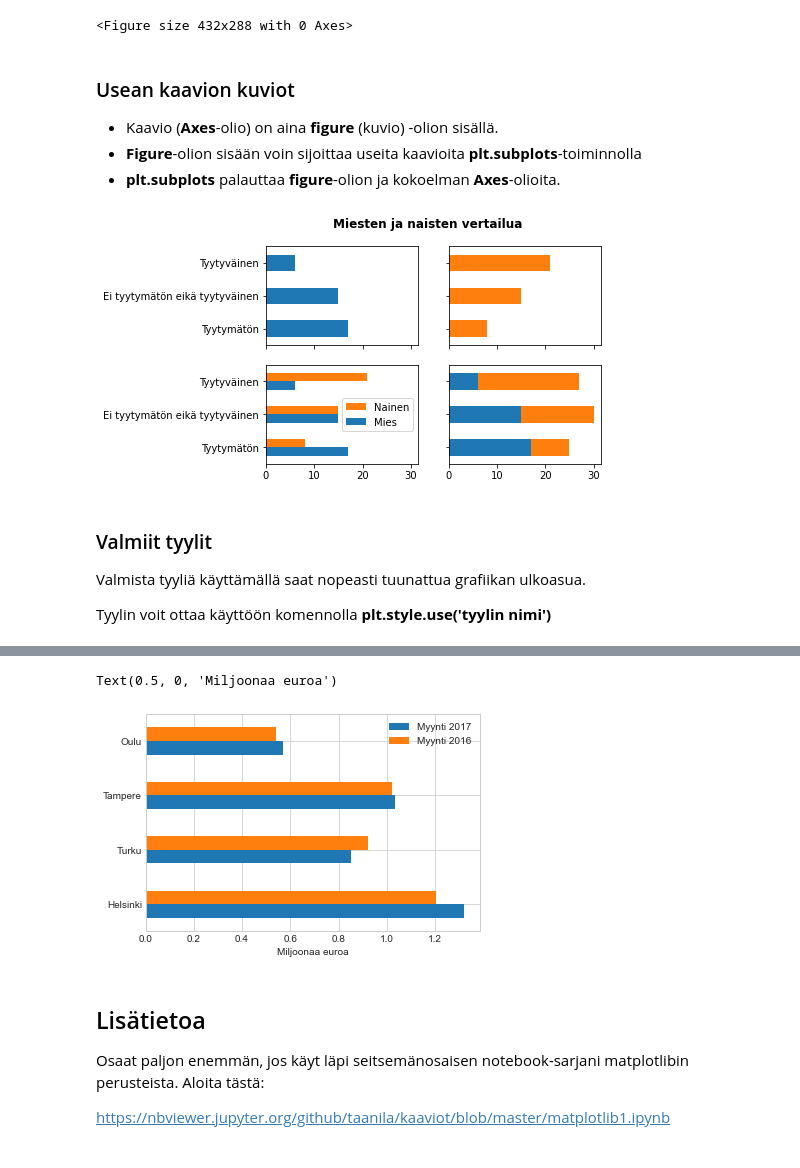
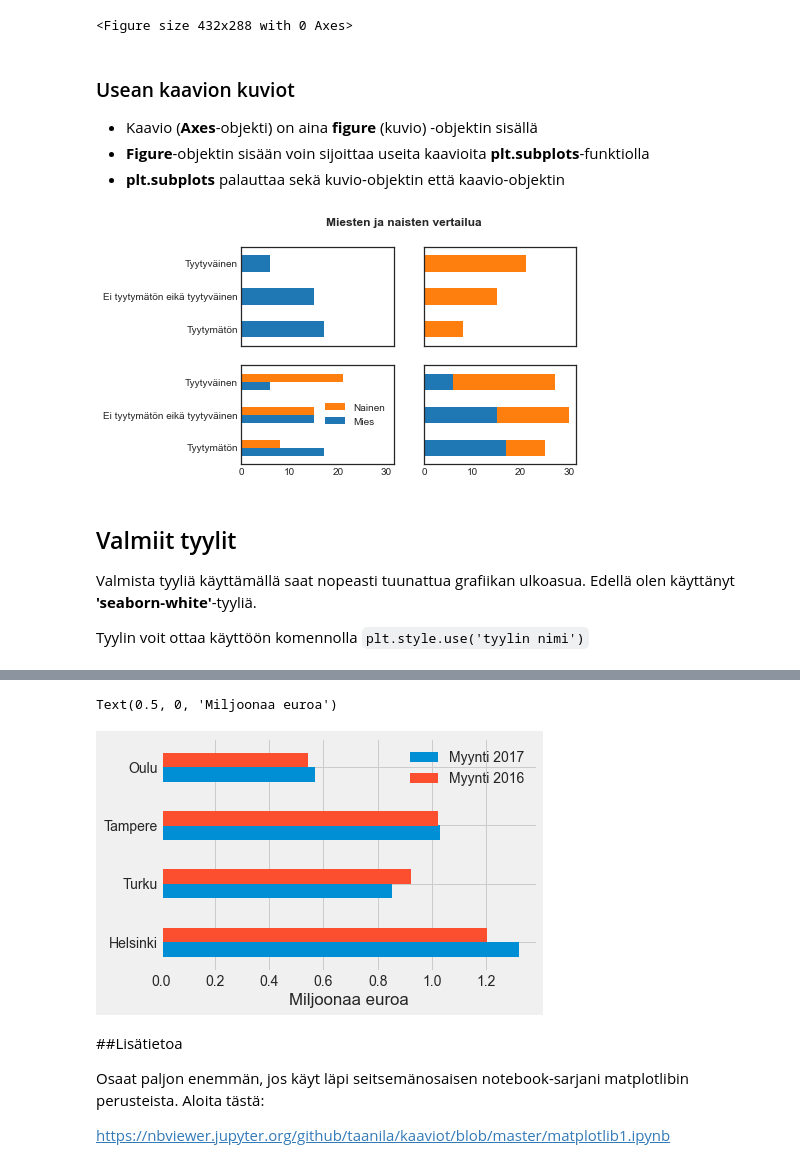
Before and after one commit to taanila/kaaviot, a Jupyter notebook: matplotlib.ipynb, the cells around one changed output, grey strips where cells are left out. Drawn from its saved outputs; the diff is of its cells as text; code cells hidden in the pictures.

Commit message:
Matplotlib-grafiikan perusasiat

```diff
--- a/matplotlib.ipynb
+++ b/matplotlib.ipynb
@@ -17,5 +22,7 @@ Seuraavassa teen kaaviot suoraan dataframesta ja käytän muotoiluun matplot.pyp
 # %%
 import pandas as pd
 import matplotlib.pyplot as plt
+
+plt.style.use('seaborn-white')
 # %%
 # Luon dataframen
@@ -152,40 +162,40 @@ plt.figure().canvas.get_supported_filetypes()
 # %% [markdown]
 <h3>Usean kaavion kuviot</h3>
 
-- Kaavio (<b>Axes</b>-olio) on aina <b>figure</b> (kuvio) -olion sisällä.
-- <b>Figure</b>-olion sisään voin sijoittaa useita kaavioita <b>plt.subplots</b>-toiminnolla
-- <b>plt.subplots</b> palauttaa <b>figure</b>-olion ja kokoelman <b>Axes</b>-olioita.
+* Kaavio (**Axes**-objekti) on aina **figure** (kuvio) -objektin sisällä
+* **Figure**-objektin sisään voin sijoittaa useita kaavioita **plt.subplots**-funktiolla
+* **plt.subplots** palauttaa sekä kuvio-objektin että kaavio-objektin
 # %%
 # 2x2 kaaviomatriisi
 # sharex- ja sharey-lisäparametreilla asetan kaavioille yhteiset akselit
-fig, ax = plt.subplots(2, 2, sharex = True, sharey = True)
+fig, ax = plt.subplots(2, 2, sharex=True, sharey=True)
 
 # Kuvion (figure) otsikko
-fig.suptitle('Miesten ja naisten vertailua', fontsize = 12, fontweight = 'bold')
+fig.suptitle('Miesten ja naisten vertailua', fontsize=12, fontweight='bold')
 
 # Vasemman yläkulman kaavio
-df3['Mies'].plot.barh(ax = ax[0,0])
+df3['Mies'].plot.barh(ax=ax[0,0])
 
 # Oikean yläkulman kaavio; värinä väripaletin toinen väri (C1)
-df3['Nainen'].plot.barh(color = 'C1', ax = ax[0, 1])
+df3['Nainen'].plot.barh(color='C1', ax=ax[0, 1])
 
 # Vasemman alakulman kaavio
-df3.plot.barh(legend = 'reverse', ax = ax[1, 0])
+df3.plot.barh(legend='reverse', ax=ax[1, 0])
 
 # Oikean alakulman kaavio
-df3.plot.barh(legend = False, stacked = True, ax = ax[1, 1])
+df3.plot.barh(legend=False, stacked=True, ax=ax[1, 1])
 
 # Tallennan kuvion
 # Ilman lisäparametria bbox_inches='tight' kuvion reunoilta voi jäädä osia tallentumatta
-fig.savefig('testi2.png', bbox_inches = 'tight')
+fig.savefig('testi2.png', bbox_inches='tight')
 # %% [output]
-[figure, old version]
+[figure, new version]
 # %% [markdown]
-<h3>Valmiit tyylit</h3>
+## Valmiit tyylit
 
-Valmista tyyliä käyttämällä saat nopeasti tuunattua grafiikan ulkoasua.
+Valmista tyyliä käyttämällä saat nopeasti tuunattua grafiikan ulkoasua. Edellä olen käyttänyt **'seaborn-white'**-tyyliä.
 
-Tyylin voit ottaa käyttöön komennolla <b>plt.style.use('tyylin nimi')</b>
+Tyylin voit ottaa käyttöön komennolla `plt.style.use('tyylin nimi')`
 # %%
 # Tarjolla olevien tyylien listaus
 plt.style.available
@@ -208,17 +218,17 @@ plt.style.available
  'seaborn-whitegrid',
  'tableau-colorblind10']
 # %%
-# Esimerkkinä seaborn-whitegrid -tyyli
-plt.style.use('seaborn-whitegrid')
+# Esimerkkinä fivethirtyeight -tyyli
+plt.style.use('fivethirtyeight')
 
 (df2 / 1000000).plot.barh()
 
 plt.xlabel('Miljoonaa euroa')
 # %% [output]
 Text(0.5, 0, 'Miljoonaa euroa')
-[figure, old version]
+[figure, new version]
 # %% [markdown]
-<h2>Lisätietoa</h2>
+##Lisätietoa
 
 Osaat paljon enemmän, jos käyt läpi seitsemänosaisen notebook-sarjani matplotlibin perusteista. Aloita tästä:
 
```
Also changed, not shown: parts of 12 cells of this notebook.
